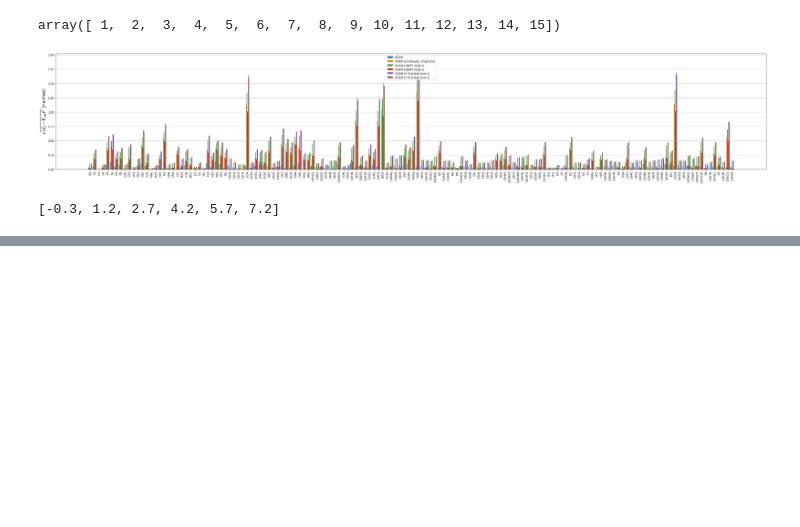
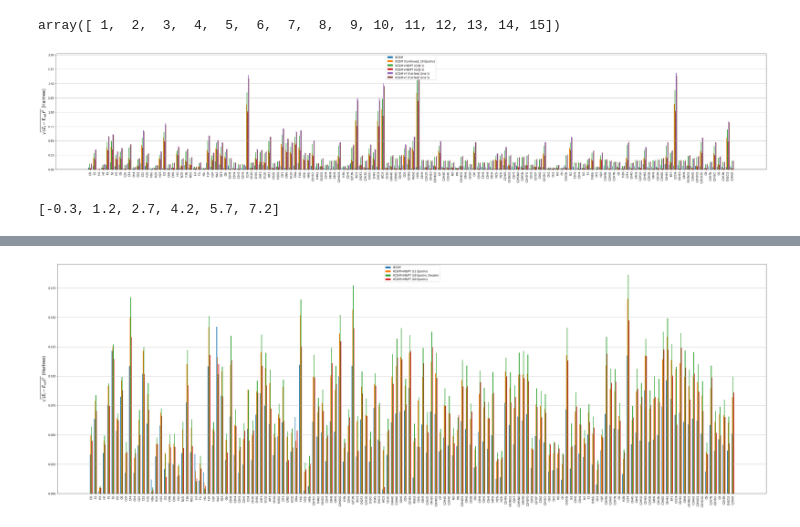
Before and after one commit to alecpwills/dpyscfl, a Jupyter notebook: notebooks/eval_graph.ipynb, the cells around one changed output, grey strips where cells are left out. Saved outputs shown, nothing was run; the diff lists cells and outputs as text; code cells hidden in the pictures; blank space fills up the shorter version.

```diff
--- a/notebooks/eval_graph.ipynb
+++ b/notebooks/eval_graph.ipynb
@@ -186,0 +287,35 @@ x
+# %%
+f = plt.figure(figsize=(48,16))
+ax = f.add_subplot(111)
+ax.grid()
+ax.xaxis.grid(False)
+def gen_xs_bar(*args, **kwargs):
+    midsep = kwargs.get('midsep', 1)
+    width = kwargs.get('width', midsep/(len(args)+2))
+    xs = []
+    start = -len(args)//2
+    for iarg in range(len(args)):
+        arg = args[iarg]
+        argxs = []
+        for igroup in range(len(arg)):
+            argxs.append(igroup*midsep+start*width)
+        start += 1
+        xs.append(argxs)
+    return xs
+midsep = len(errd)+1
+width = 0.75
+errs = [(labels[k], errd[k][0]) for k in sorted(list(errd.keys()))]
+labs = [i[0] for i in errs]
+errp = [i[1] for i in errs]
+xs = gen_xs_bar(*errp, width=width, midsep=midsep)
+for i in range(len(xs)):
+    x = xs[i]
+    e = errp[i]
+    ax.bar(x, e, width=width, label=labs[i])
+ax.set_xticks([midsep*i for i in range(len(ref))])
+ax.set_xticklabels([at.get_chemical_formula() for at in ref], rotation=90)
+ax.set_ylabel('$\\sqrt{(E_i-E_{ref})^2}$ (Hartree)', fontsize=16)
+plt.legend(loc='upper center')
+plt.show()
+# %% [output]
+[figure, added]
```
Also changed, not shown: parts of 16 cells of this notebook, 10 other files.
